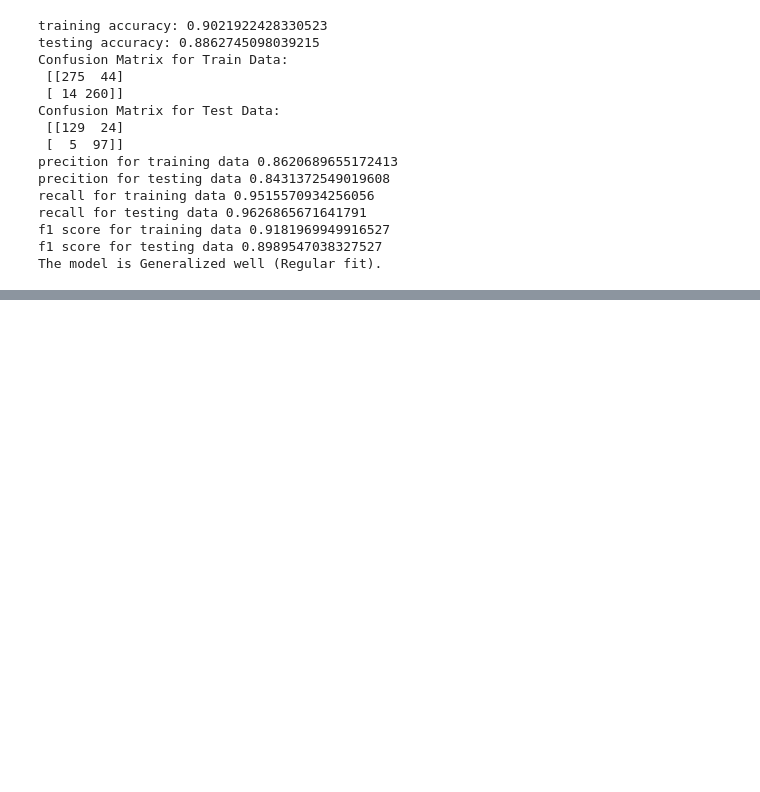
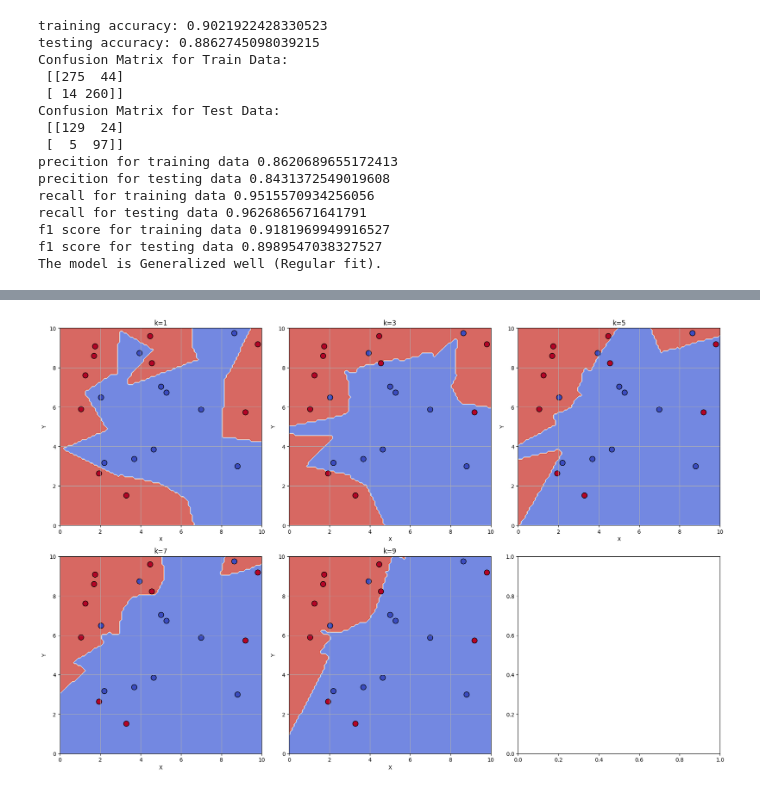
Before and after one commit to sathvik127/aieml, a Jupyter notebook: Untitled5.ipynb, the cells around one changed output, grey strips where cells are left out. Cells and saved outputs as stored; diff of their text form; code cells hidden in the pictures; blank space fills up the shorter version.

```diff
--- a/Untitled5.ipynb
+++ b/Untitled5.ipynb
@@ -197,0 +256,40 @@ The model is Generalized well (Regular fit).
+# %%
+# 5
+import numpy as np
+import matplotlib.pyplot as plt
+from sklearn.neighbors import KNeighborsClassifier
+
+np.random.seed(43)
+
+x_train=np.random.uniform(1, 10, (20, 2))
+y_train=np.random.choice([0, 1], size=20)
+
+x_test=np.arange(0, 10.1, 0.1)
+y_test=np.arange(0, 10.1, 0.1)
+x1,y1=np.meshgrid(x_test, y_test)
+test_data=np.c_[x1.ravel(), y1.ravel()]
+
+k_values=[1, 3, 5, 7, 9]
+
+fig,axes=plt.subplots(nrows=2,ncols=3,figsize=(18,12))
+axes=axes.flatten()
+
+for i,k in enumerate(k_values):
+    knn=KNeighborsClassifier(n_neighbors=k)
+    knn.fit(x_train,y_train)
+
+    predicted_labels=knn.predict(test_data)
+    predicted_labels=predicted_labels.reshape(x1.shape)
+
+    ax=axes[i]
+    ax.contourf(x1,y1,predicted_labels,alpha=0.8,cmap='coolwarm')
+    ax.scatter(x_train[:, 0],x_train[:, 1],c=y_train,edgecolor='k',s=100,cmap='coolwarm')
+    ax.set_title(f'k={k}')
+    ax.set_xlabel('X')
+    ax.set_ylabel('Y')
+    ax.grid(True)
+
+plt.tight_layout()
+plt.show()
+# %% [output]
+[figure, added]
```
Also changed, not shown: parts of 9 cells of this notebook, 2 other files.
